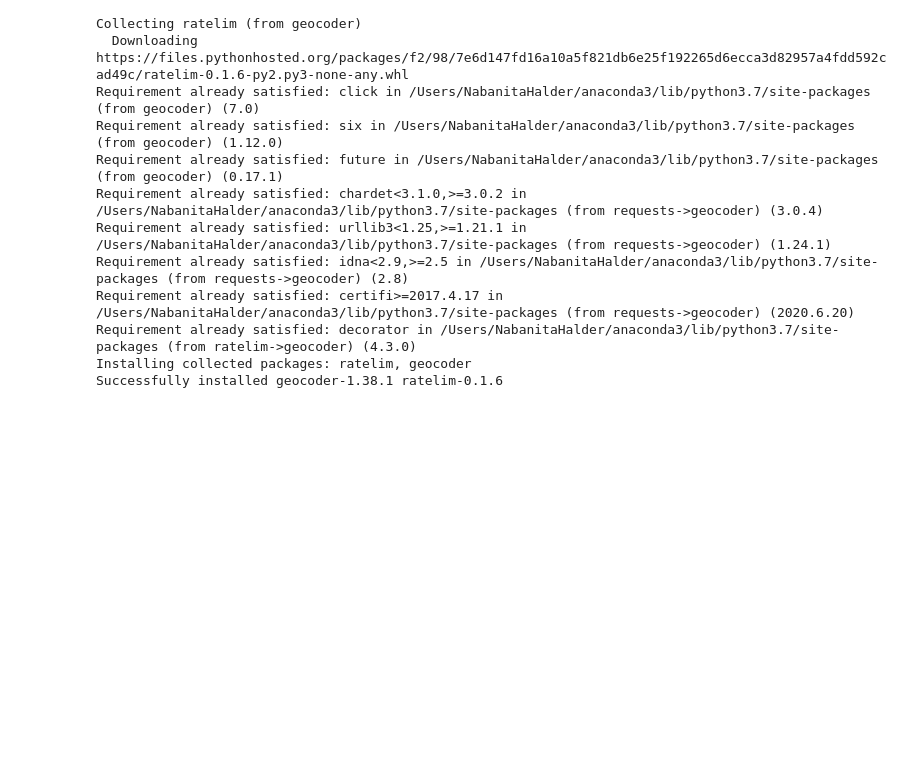
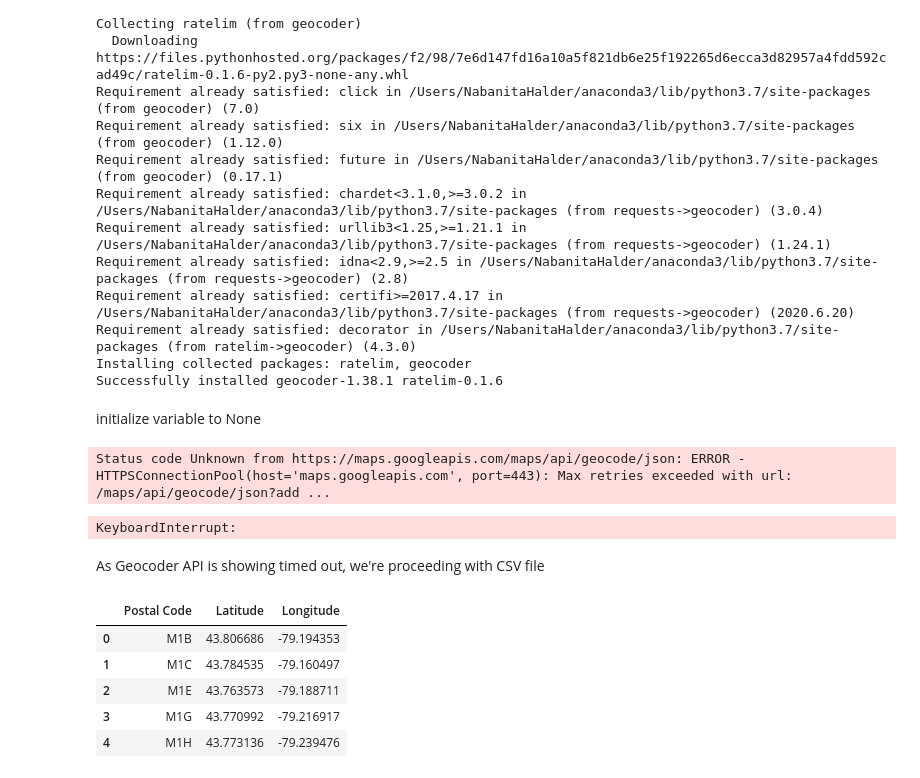
Before and after one commit to SV-Dip/Coursera_Capstone, a Jupyter notebook: Neighborhoods_Toronto.ipynb, the cells around one changed output. Cells and saved outputs as stored; diff of their text form; code cells hidden in the pictures; blank space fills up the shorter version.

```diff
--- a/Neighborhoods_Toronto.ipynb
+++ b/Neighborhoods_Toronto.ipynb
@@ -94,3 +96,5 @@ Installing collected packages: ratelim, geocoder
 Successfully installed geocoder-1.38.1 ratelim-0.1.6
 # %%
 import geocoder
+# %% [markdown]
+initialize variable to None
@@ -96,0 +106,31 @@ import geocoder
+# %%
+for index, row in df.iterrows():
+    postal_code = row[0]
+    lat_lng_coords = None
+    while(lat_lng_coords is None):
+        g = geocoder.google('{}, Toronto, Ontario'.format(postal_code))
+        lat_lng_coords = g.latlng
+
+    lats.append(lat_lng_coords[0])
+    longs.append(lat_lng_coords[1])
+
+df['Latitude'] = lats
+df['Longitude'] = longs
+
+df
+# %% [output]
+Status code Unknown from https://maps.googleapis.com/maps/api/geocode/json: ERROR - HTTPSConnectionPool(host='maps.googleapis.com', port=443): Max retries exceeded with url: /maps/api/geocode/json?add ...
+KeyboardInterrupt:
+# %% [markdown]
+As Geocoder API is showing timed out, we're proceeding with CSV file
+# %%
+df1 = pd.read_csv('Geospatial_Coordinates.csv')
+
+df1.head()
+# %% [output]
+|  | Postal Code | Latitude | Longitude |
+| 0 | M1B | 43.806686 | -79.194353 |
+| 1 | M1C | 43.784535 | -79.160497 |
+| 2 | M1E | 43.763573 | -79.188711 |
+| 3 | M1G | 43.770992 | -79.216917 |
+| 4 | M1H | 43.773136 | -79.239476 |
```
Also changed, not shown: parts of 7 cells of this notebook.
